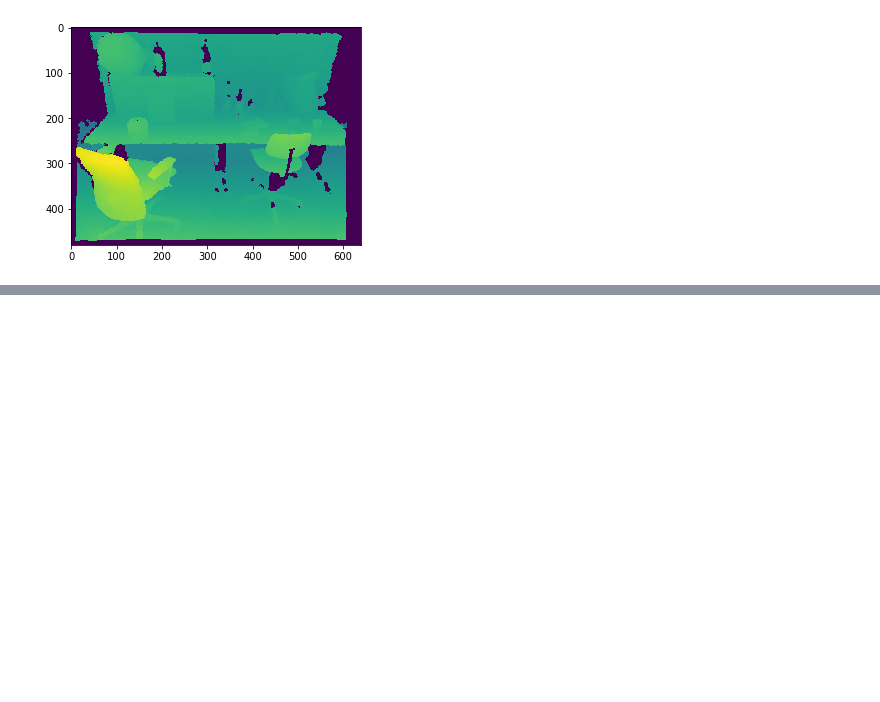
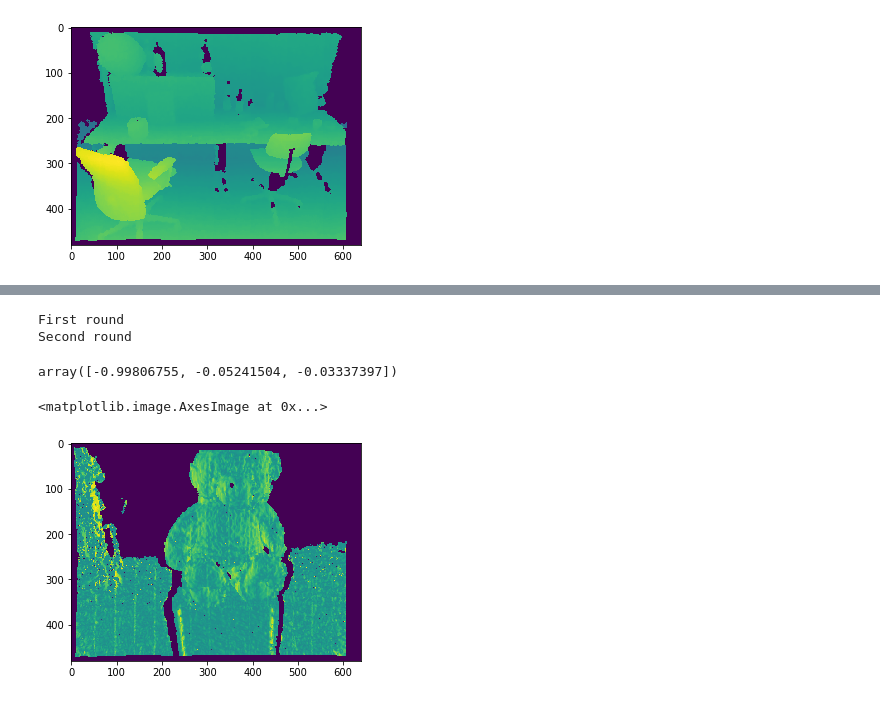
Before and after one commit to JustWon/HHA_encoding, a Jupyter notebook: HHA_encoding.ipynb, the cells around one changed output, grey strips where cells are left out. Drawn from its saved outputs; the diff is of its cells as text; code cells hidden in the pictures; blank space fills up the shorter version.

```diff
--- a/HHA_encoding.ipynb
+++ b/HHA_encoding.ipynb
@@ -174,0 +231,79 @@ Use numpy.asarray() to access data.
+# %%
+import math
+
+def dotproduct(v1, v2):
+    return sum((a*b) for a, b in zip(v1, v2))
+
+def length(v):
+    return math.sqrt(dotproduct(v, v))
+
+def angle(v1, v2):
+    return math.acos(dotproduct(v1, v2) / (length(v1) * length(v2)))
+# %%
+gravity_vector = np.array([0,-1,0])
+normals = np.asarray(pcd.normals)
+
+print('First round')
+D=45.0
+for _ in range(5):
+    orthogonal_set = []; parallel_set = [];
+    for i, normal in enumerate(normals):
+        angle_with_g = math.degrees(angle(normal, gravity_vector))
+
+        if (90-D < angle_with_g and angle_with_g < 90+D):
+            orthogonal_set.append(normal)
+        elif (angle_with_g < D or angle_with_g > 180-D):
+            parallel_set.append(normal)
+
+    parallel_set = np.asarray(parallel_set)
+    orthogonal_set = np.asarray(orthogonal_set)
+
+    cov_mat = np.dot(orthogonal_set.transpose(), orthogonal_set) - np.dot(parallel_set.transpose(), parallel_set)
+
+    u, s, vh = np.linalg.svd(cov_mat)
+
+    gravity_vector = vh[-1]
+
+print('Second round')
+D=15.0
+for _ in range(5):
+    orthogonal_set = []; parallel_set = [];
+    for i, normal in enumerate(normals):
+        angle_with_g = math.degrees(angle(normal, gravity_vector))
+
+        if (90-D < angle_with_g and angle_with_g < 90+D):
+            orthogonal_set.append(normal)
+        elif (angle_with_g < D or angle_with_g > 180-D):
+            parallel_set.append(normal)
+
+    parallel_set = np.asarray(parallel_set)
+    orthogonal_set = np.asarray(orthogonal_set)
+
+    cov_mat = np.dot(orthogonal_set.transpose(), orthogonal_set) - np.dot(parallel_set.transpose(), parallel_set)
+
+    u, s, vh = np.linalg.svd(cov_mat)
+
+    gravity_vector = vh[-1]
+# %% [output]
+First round
+Second round
+# %%
+gravity_vector # is gravity vector correct?
+# %% [output]
+array([-0.99806755, -0.05241504, -0.03337397])
+# %%
+angle_map = np.zeros(depth_map.shape)
+angle_map = angle_map.flatten()
+normal_map = normal_map.reshape((-1,3))
+# %%
+for i, d in enumerate(depth_map):
+    if (d != 0):
+        normal = normal_map[i]
+        angle_map[i] = math.degrees(angle(normal, gravity_vector))
+# %%
+angle_map = angle_map.reshape((480,640))
+# %%
+plt.imshow(angle_map)
+# %% [output]
+<matplotlib.image.AxesImage at 0x...>
+[figure, added]
```
Also changed, not shown: parts of 18 cells of this notebook, 1 other file.
